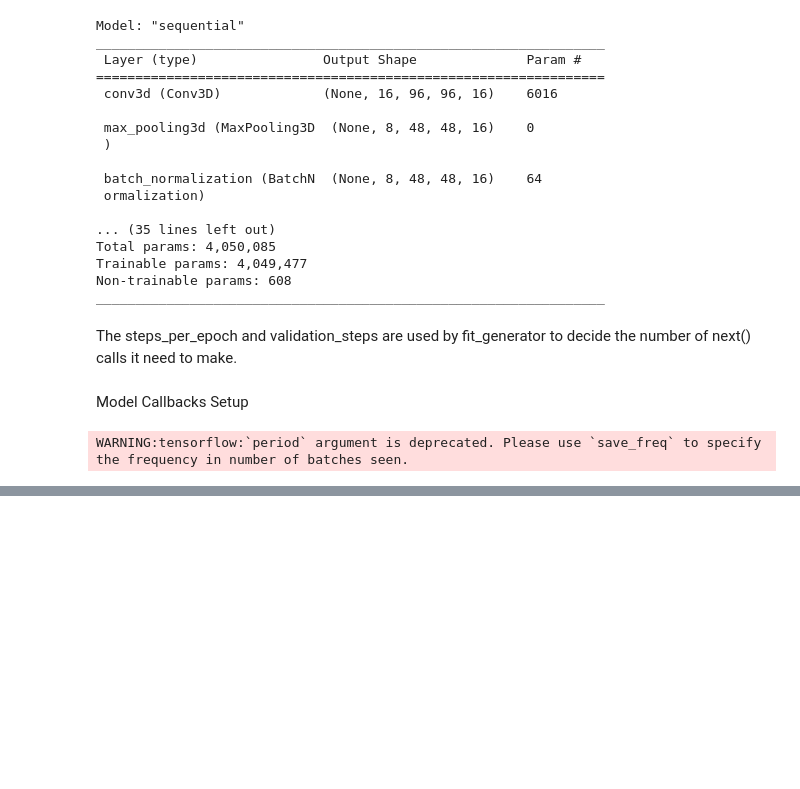
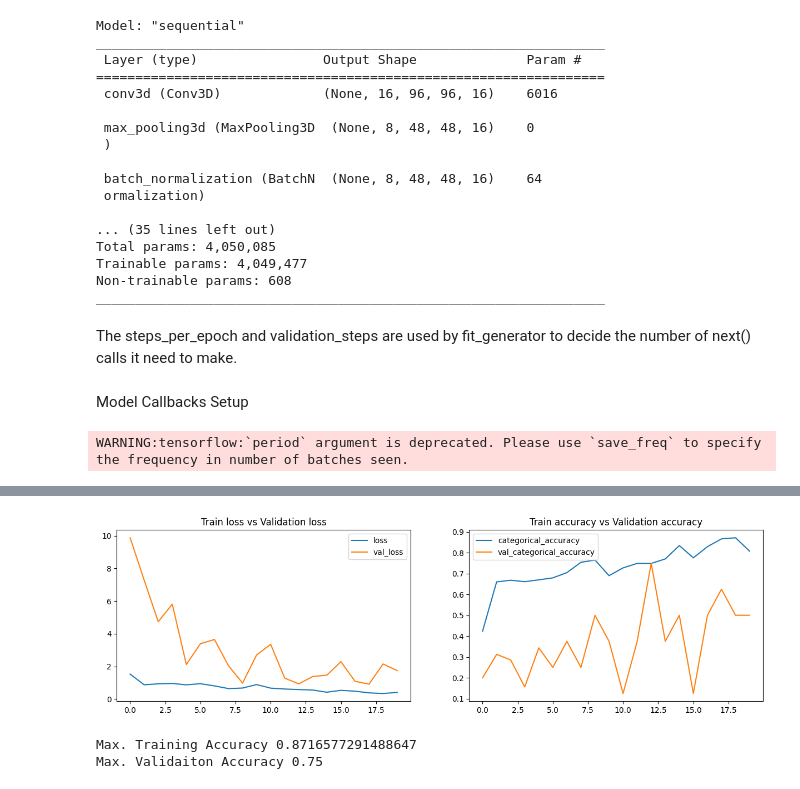
Before and after one commit to vishurj/Gesture_Recognition, a Jupyter notebook: Gesture_recognition.ipynb, the cells around one changed output, grey strips where cells are left out. Saved outputs shown, nothing was run; the diff lists cells and outputs as text; code cells hidden in the pictures; blank space fills up the shorter version.

```diff
--- a/Gesture_recognition.ipynb
+++ b/Gesture_recognition.ipynb
@@ -283,0 +377,6 @@ def testBatchSize(batch_size, n_frames):
+# %%
+plotModelHistory(model1_history)
+# %% [output]
+[figure, added]
+Max. Training Accuracy 0.8716577291488647
+Max. Validaiton Accuracy 0.75
```
Also changed, not shown: parts of 17 cells of this notebook.
